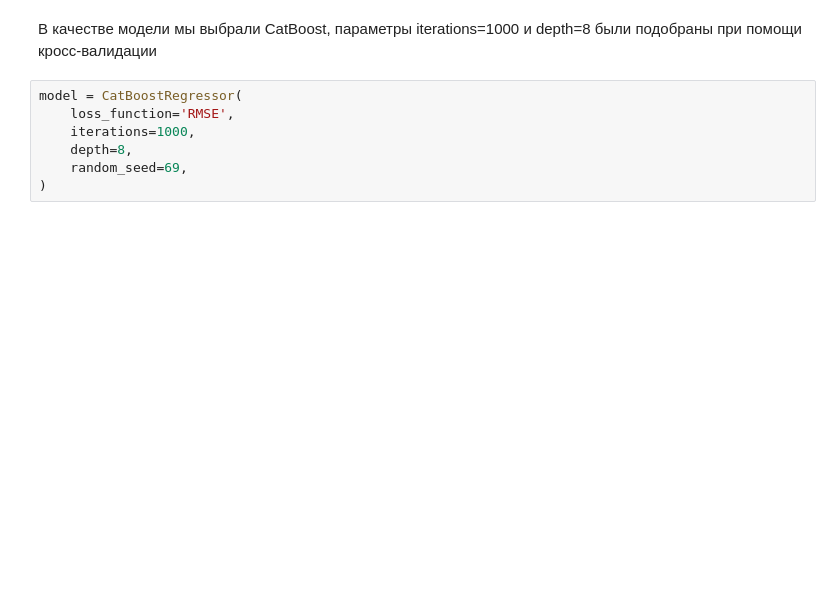
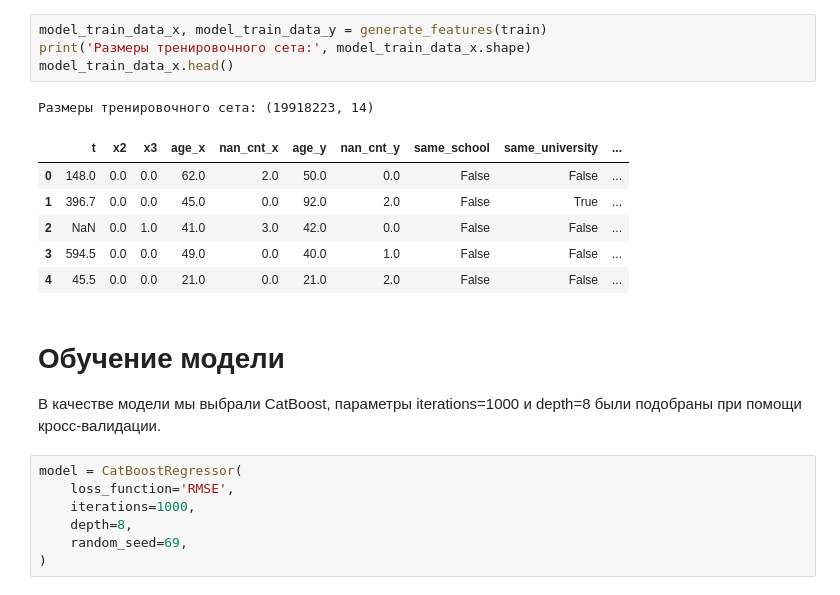
Before and after one commit to c-nemo/Edge-Prediction-on-Social-Network-Graph, a Jupyter notebook: solution.ipynb, the cells around one changed output. Cells and saved outputs as stored; diff of their text form; blank space fills up the shorter version.

```diff
--- a/solution.ipynb
+++ b/solution.ipynb
@@ -148,5 +104,19 @@ model_train_data_x.head()
+# %%
+model_train_data_x, model_train_data_y = generate_features(train)
+print('Размеры тренировочного сета:', model_train_data_x.shape)
+model_train_data_x.head()
+# %% [output]
+Размеры тренировочного сета: (19918223, 14)
+|  | t | x2 | x3 | age_x | nan_cnt_x | age_y | nan_cnt_y | same_school | same_university | ... |
+| 0 | 148.0 | 0.0 | 0.0 | 62.0 | 2.0 | 50.0 | 0.0 | False | False | ... |
+| 1 | 396.7 | 0.0 | 0.0 | 45.0 | 0.0 | 92.0 | 2.0 | False | True | ... |
+| 2 | NaN | 0.0 | 1.0 | 41.0 | 3.0 | 42.0 | 0.0 | False | False | ... |
+| 3 | 594.5 | 0.0 | 0.0 | 49.0 | 0.0 | 40.0 | 1.0 | False | False | ... |
+| 4 | 45.5 | 0.0 | 0.0 | 21.0 | 0.0 | 21.0 | 2.0 | False | False | ... |
 # %% [markdown]
-В качестве модели мы выбрали CatBoost, параметры iterations=1000 и depth=8 были подобраны при помощи кросс-валидации
+# Обучение модели
+
+В качестве модели мы выбрали CatBoost, параметры iterations=1000 и depth=8 были подобраны при помощи кросс-валидации.
 # %%
 model = CatBoostRegressor(
     loss_function='RMSE',
```
Also changed, not shown: parts of 48 cells of this notebook.
